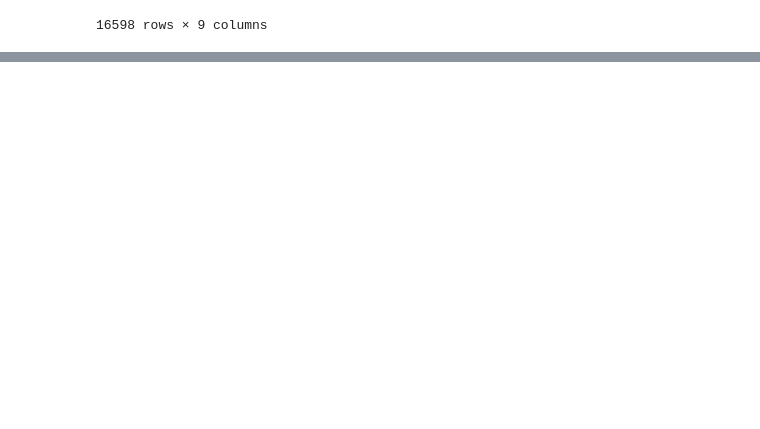
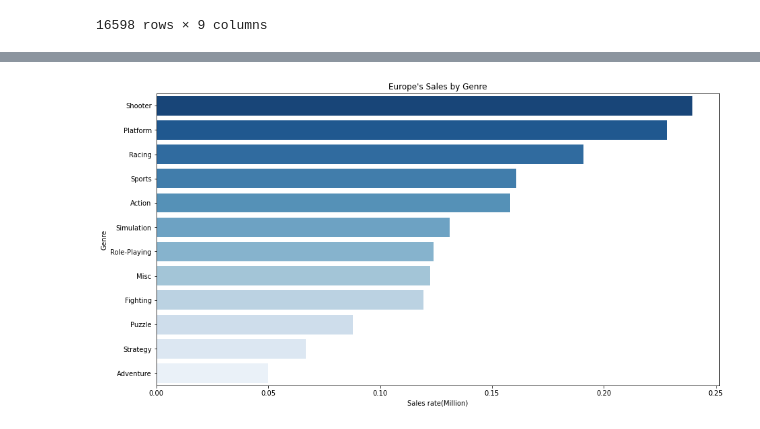
Before and after one commit to yjyg1215/Project_Data-Analysis, a Jupyter notebook: section1_project.ipynb, the cells around one changed output, grey strips where cells are left out. Cells and saved outputs as stored; diff of their text form; code cells hidden in the pictures; blank space fills up the shorter version.

```diff
--- a/section1_project.ipynb
+++ b/section1_project.ipynb
@@ -40,0 +135,13 @@ df
+# %%
+#유럽 그래프
+EU=sales_genre_mean['EU_Sales'].sort_values(ascending=False)
+
+plt.figure(figsize = (15,8))
+sns.barplot(x=EU,y=EU.index,palette='Blues_r')
+plt.title("Europe's Sales by Genre")
+plt.xlabel("Sales rate(Million)")
+plt.ylabel("Genre")
+
+plt.savefig('EU.png', transparent = True)
+# %% [output]
+[figure, added]
```
Also changed, not shown: parts of 22 cells of this notebook.
